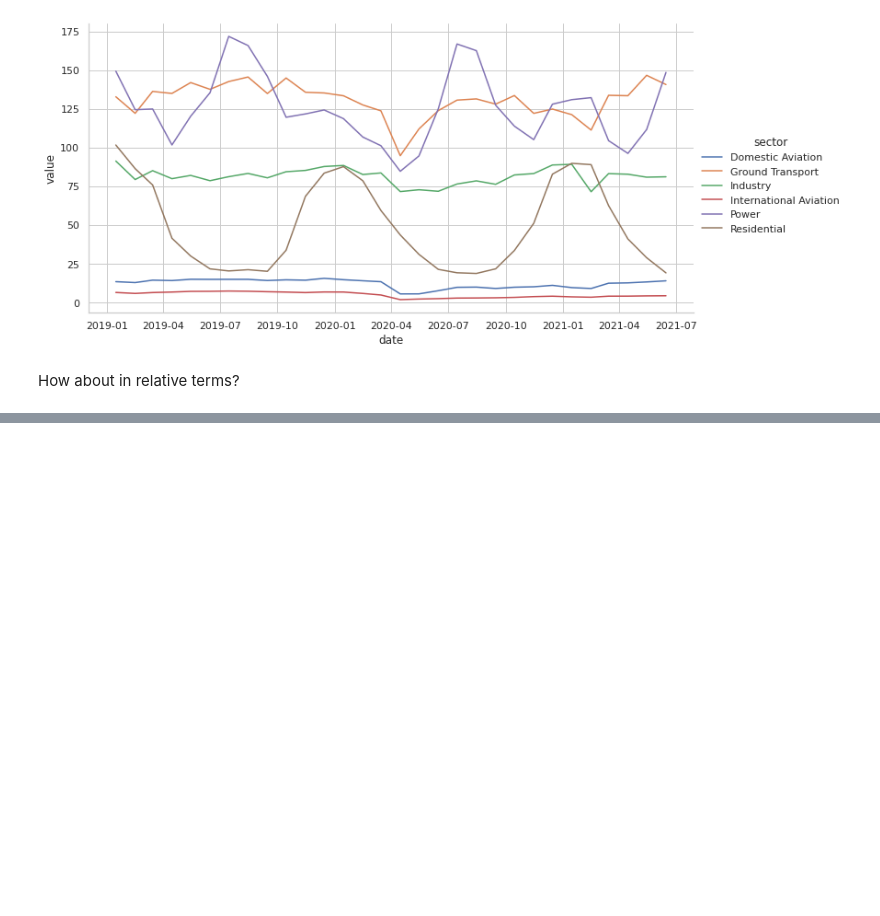
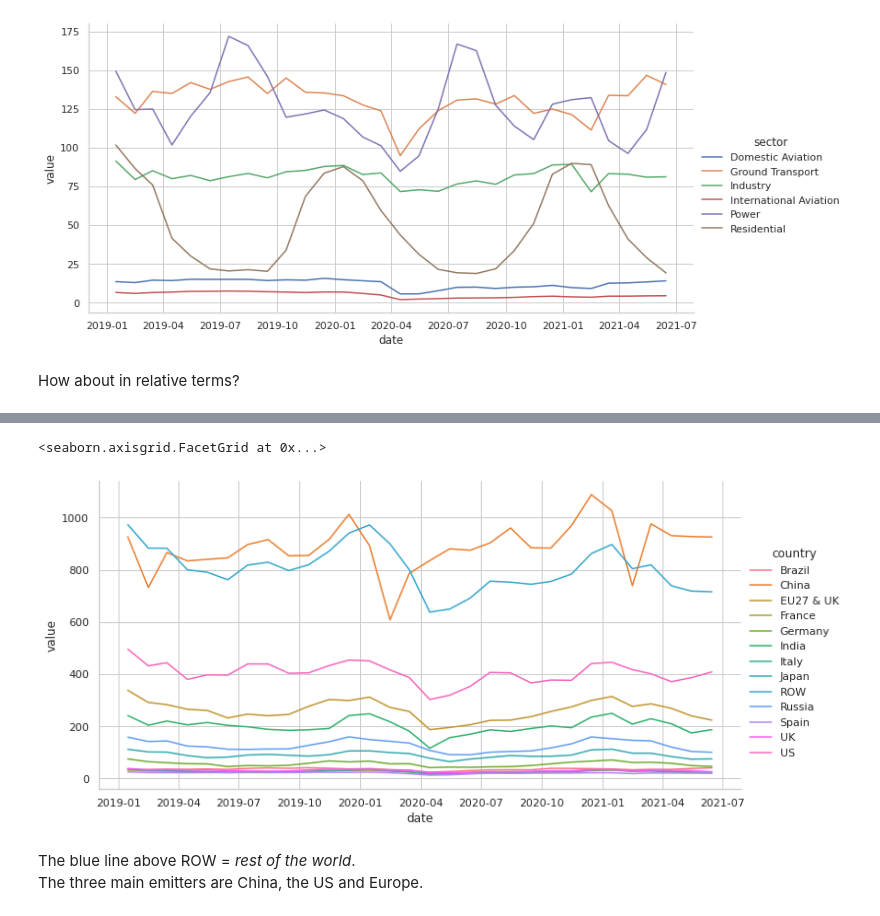
Before and after one commit to shokru/carbon_emissions, a Jupyter notebook: carbon.ipynb, the cells around one changed output, grey strips where cells are left out. Drawn from its saved outputs; the diff is of its cells as text; code cells hidden in the pictures; blank space fills up the shorter version.

```diff
--- a/carbon.ipynb
+++ b/carbon.ipynb
@@ -105,0 +110,17 @@ fig.show()
+# %%
+data_country = data_m.pivot_table(values = 'value', aggfunc = 'sum', index = ['country', 'date']).reset_index()
+sns.set_style("whitegrid")
+sns.relplot(
+    data = data_country.query('country != "WORLD"'),   # Data source = the filtered data (other method)
+    kind = "line",                            # Graph type = line
+    x = "date",                               # x-axis = Date column (of course!)
+    y = "value",                              # y-axis = the normalised Close column
+    hue = "country",                           # One color for each sector
+    aspect = 2
+)
+# %% [output]
+<seaborn.axisgrid.FacetGrid at 0x...>
+[figure, added]
+# %% [markdown]
+The blue line above ROW = *rest of the world*.
+The three main emitters are China, the US and Europe.
```
Also changed, not shown: parts of 3 cells of this notebook.
